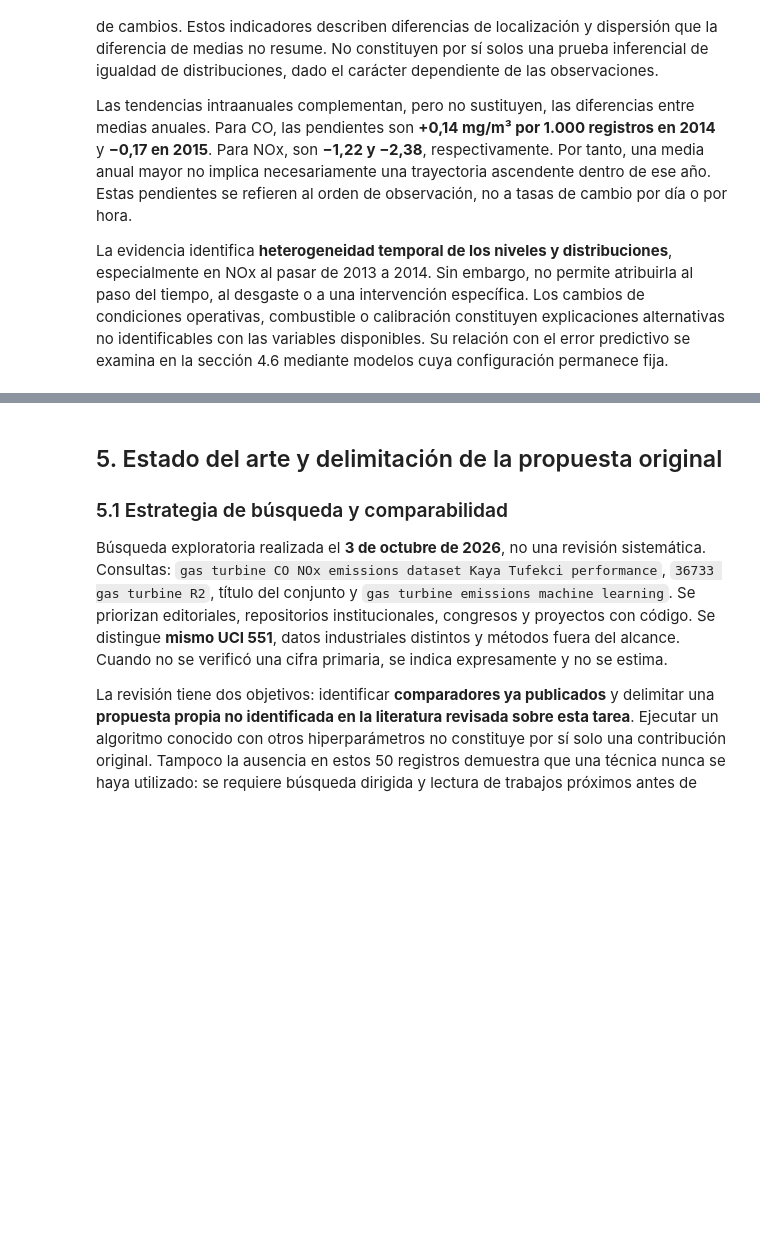
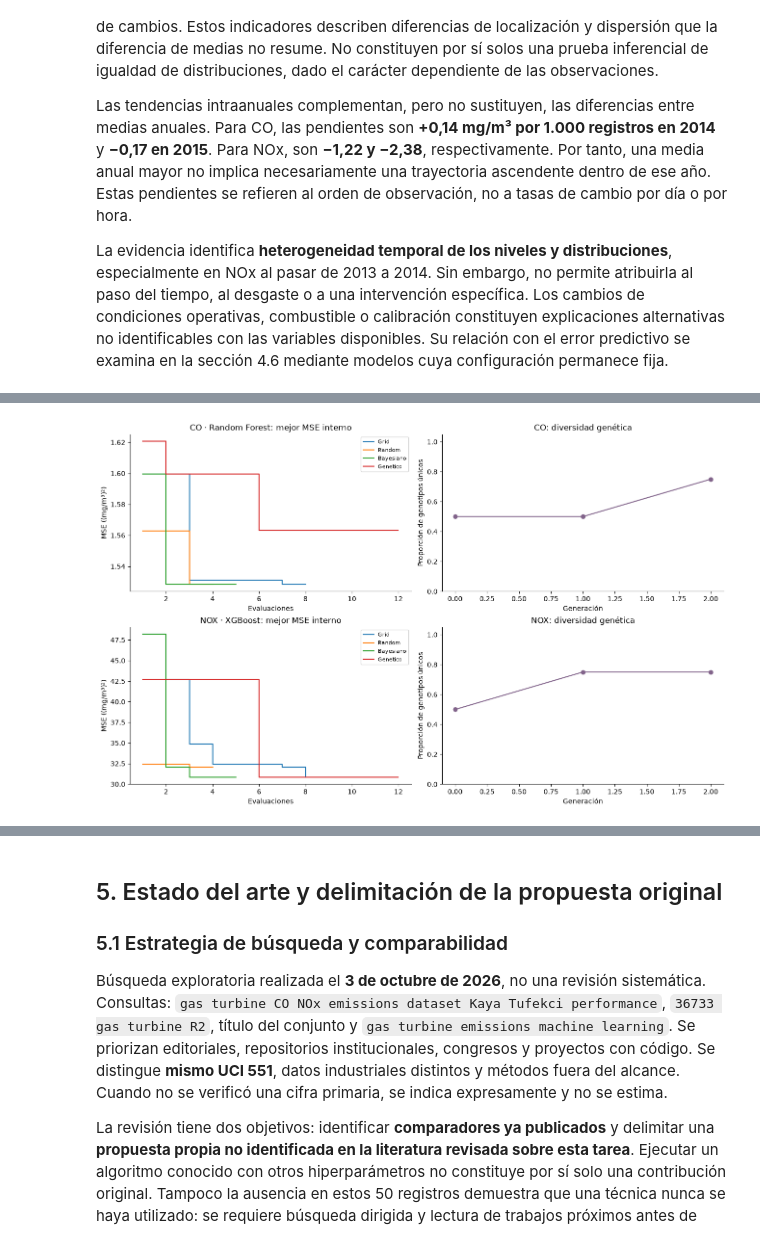
Before and after one commit to Fabian-11037/gas-turbine-emission-prediction, a Jupyter notebook: book/gas_turbine_eda_hilo_conductor_redaccion.ipynb, the cells around one changed output, grey strips where cells are left out. Cells and saved outputs as stored; diff of their text form; code cells hidden in the pictures; blank space fills up the shorter version.

```diff
--- a/book/gas_turbine_eda_hilo_conductor_redaccion.ipynb
+++ b/book/gas_turbine_eda_hilo_conductor_redaccion.ipynb
@@ -1163,0 +1123,23 @@ El R² OOF de TEY como único sensor es -0.007. Su coeficiente condicionado y su
+# %%
+intervalos_e2=[]
+for _,fila in familias_e2.iterrows():
+    t=fila.objetivo;familia=fila.modelo
+    col=t+'_'+familia.replace(' ','_')
+    for met,v in bootstrap_prueba(evaluacion,evaluacion[t],prueba_e2[col]).items():
+        lo,hi=np.quantile(v,[.025,.975])
+        intervalos_e2.append({'objetivo':t,'modelo':familia,'metrica':met,'IC95_inf':lo,'IC95_sup':hi})
+intervalos_e2=pd.DataFrame(intervalos_e2)
+intervalos_e2.to_csv(SALIDA_E2/'intervalos_bootstrap.csv',index=False)
+display(intervalos_e2[intervalos_e2.metrica.isin(['RMSE','MAE','R2'])].round(4))
+desempeno_anual=[]
+for t in OBJETIVOS:
+    familia=ganadores_e2.loc[t,'modelo']
+    auxiliar=evaluacion[['anio',t]].copy()
+    auxiliar['pred']=prueba_e2[t+'_'+familia.replace(' ','_')].to_numpy()
+    for anio,g in auxiliar.groupby('anio'):
+        desempeno_anual.append({'objetivo':t,'modelo':familia,'anio':anio,'n_prueba':len(g),
+            'R2':r2_score(g[t],g.pred),'RMSE':np.sqrt(mean_squared_error(g[t],g.pred)),
+            'MAE':mean_absolute_error(g[t],g.pred),'sesgo':float((g.pred-g[t]).mean())})
+desempeno_anual=pd.DataFrame(desempeno_anual)
+display(desempeno_anual.round(4))
+desempeno_anual.to_csv(SALIDA_E2/'desempeno_por_anio.csv',index=False)
@@ -1163,0 +1188,16 @@ El R² OOF de TEY como único sensor es -0.007. Su coeficiente condicionado y su
+# %%
+display(resultados_e2[['objetivo','modelo','optimizador','evaluaciones','evaluaciones_unicas',
+    'ajustes_internos','segundos_total','segundos_ajuste','segundos_inferencia']].round(4))
+fig,axes=plt.subplots(2,2,figsize=(13,8),layout='constrained')
+for i,t in enumerate(OBJETIVOS):
+    familia=ganadores_e2.loc[t,'modelo']
+    h=historial_e2[(historial_e2.objetivo==t)&(historial_e2.modelo==familia)&(historial_e2.etapa=='final')]
+    for metodo,g in h.groupby('optimizador',sort=False):
+        axes[i,0].step(g.evaluacion,g.mejor_MSE,where='post',label=metodo)
+    axes[i,0].set(title=f'{t} · {familia}: mejor MSE interno',xlabel='Evaluaciones',ylabel='MSE ((mg/m³)²)')
+    axes[i,0].legend(fontsize=8)
+    g=h[h.optimizador=='Genetico'].groupby('generacion').diversidad.first()
+    axes[i,1].plot(g.index,g.values,'o-',color='#82648b')
+    axes[i,1].set(title=f'{t}: diversidad genética',xlabel='Generación',ylabel='Proporción de genotipos únicos',ylim=(0,1.05))
+plt.show()
+# %% [output]
@@ -1163,0 +1221 @@ El R² OOF de TEY como único sensor es -0.007. Su coeficiente condicionado y su
+[figure, added]
```
Also changed, not shown: parts of 46 cells of this notebook, 38 other files.
